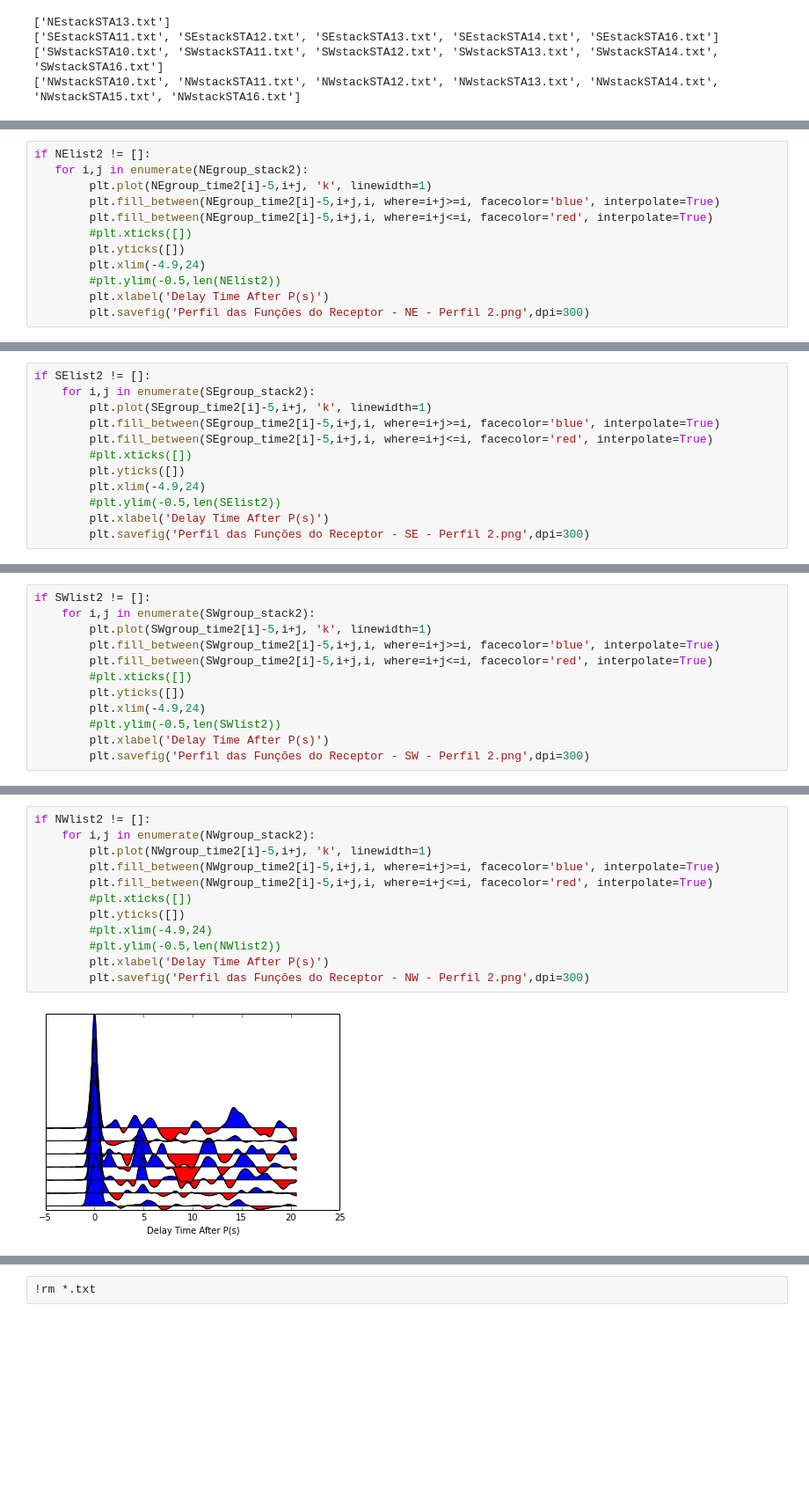
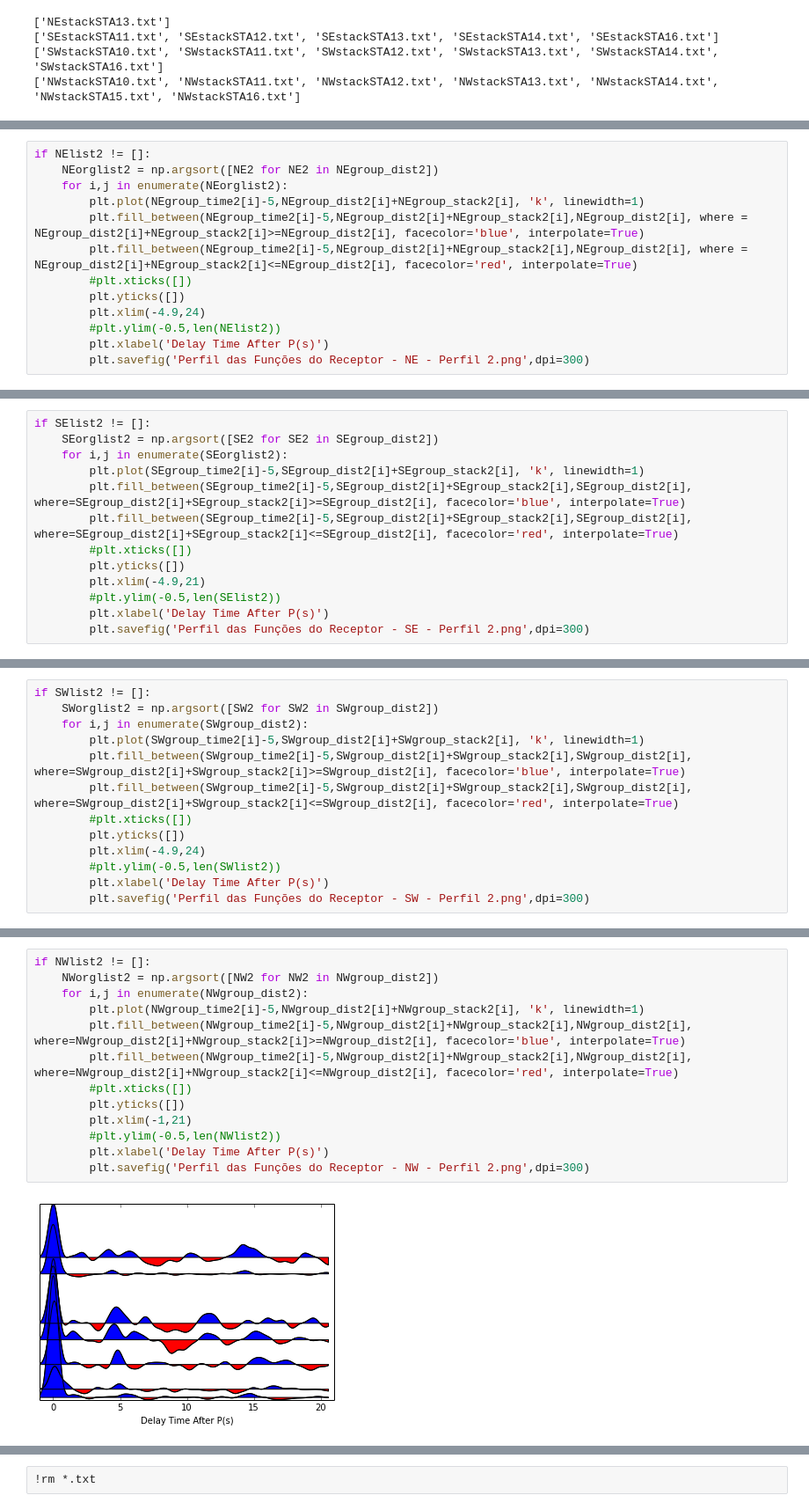
Before and after one commit to dIOGOLOC/projeto_mestrado, a Jupyter notebook: plotagem_perfil_estacoes.ipynb, the cells around one changed output, grey strips where cells are left out. Shown: that part at 88% size. Cells and saved outputs as stored; diff of their text form; blank space fills up the shorter version.

```diff
--- a/plotagem_perfil_estacoes.ipynb
+++ b/plotagem_perfil_estacoes.ipynb
@@ -228,9 +300,10 @@ NWgroup_time2[k::] = [np.genfromtxt('/home/diogo/projeto_mestrado/'+i, delimiter
 # %%
 if NElist2 != []:
-   for i,j in enumerate(NEgroup_stack2):
-        plt.plot(NEgroup_time2[i]-5,i+j, 'k', linewidth=1)
-        plt.fill_between(NEgroup_time2[i]-5,i+j,i, where=i+j>=i, facecolor='blue', interpolate=True)
-        plt.fill_between(NEgroup_time2[i]-5,i+j,i, where=i+j<=i, facecolor='red', interpolate=True)
+    NEorglist2 = np.argsort([NE2 for NE2 in NEgroup_dist2])
+    for i,j in enumerate(NEorglist2):
+        plt.plot(NEgroup_time2[i]-5,NEgroup_dist2[i]+NEgroup_stack2[i], 'k', linewidth=1)
+        plt.fill_between(NEgroup_time2[i]-5,NEgroup_dist2[i]+NEgroup_stack2[i],NEgroup_dist2[i], where = NEgroup_dist2[i]+NEgroup_stack2[i]>=NEgroup_dist2[i], facecolor='blue', interpolate=True)
+        plt.fill_between(NEgroup_time2[i]-5,NEgroup_dist2[i]+NEgroup_stack2[i],NEgroup_dist2[i], where = NEgroup_dist2[i]+NEgroup_stack2[i]<=NEgroup_dist2[i], facecolor='red', interpolate=True)
         #plt.xticks([])
         plt.yticks([])
         plt.xlim(-4.9,24)
@@ -242,12 +315,13 @@ if NElist2 != []:
 # %%
 if SElist2 != []:
-    for i,j in enumerate(SEgroup_stack2):
-        plt.plot(SEgroup_time2[i]-5,i+j, 'k', linewidth=1)
-        plt.fill_between(SEgroup_time2[i]-5,i+j,i, where=i+j>=i, facecolor='blue', interpolate=True)
-        plt.fill_between(SEgroup_time2[i]-5,i+j,i, where=i+j<=i, facecolor='red', interpolate=True)
+    SEorglist2 = np.argsort([SE2 for SE2 in SEgroup_dist2])
+    for i,j in enumerate(SEorglist2):
+        plt.plot(SEgroup_time2[i]-5,SEgroup_dist2[i]+SEgroup_stack2[i], 'k', linewidth=1)
+        plt.fill_between(SEgroup_time2[i]-5,SEgroup_dist2[i]+SEgroup_stack2[i],SEgroup_dist2[i], where=SEgroup_dist2[i]+SEgroup_stack2[i]>=SEgroup_dist2[i], facecolor='blue', interpolate=True)
+        plt.fill_between(SEgroup_time2[i]-5,SEgroup_dist2[i]+SEgroup_stack2[i],SEgroup_dist2[i], where=SEgroup_dist2[i]+SEgroup_stack2[i]<=SEgroup_dist2[i], facecolor='red', interpolate=True)
         #plt.xticks([])
         plt.yticks([])
-        plt.xlim(-4.9,24)
+        plt.xlim(-4.9,21)
         #plt.ylim(-0.5,len(SElist2))
         plt.xlabel('Delay Time After P(s)')
         plt.savefig('Perfil das Funções do Receptor - SE - Perfil 2.png',dpi=300)
@@ -256,9 +330,10 @@ if SElist2 != []:
 # %%
 if SWlist2 != []:
-    for i,j in enumerate(SWgroup_stack2):
-        plt.plot(SWgroup_time2[i]-5,i+j, 'k', linewidth=1)
-        plt.fill_between(SWgroup_time2[i]-5,i+j,i, where=i+j>=i, facecolor='blue', interpolate=True)
-        plt.fill_between(SWgroup_time2[i]-5,i+j,i, where=i+j<=i, facecolor='red', interpolate=True)
+    SWorglist2 = np.argsort([SW2 for SW2 in SWgroup_dist2])
+    for i,j in enumerate(SWgroup_dist2):
+        plt.plot(SWgroup_time2[i]-5,SWgroup_dist2[i]+SWgroup_stack2[i], 'k', linewidth=1)
+        plt.fill_between(SWgroup_time2[i]-5,SWgroup_dist2[i]+SWgroup_stack2[i],SWgroup_dist2[i], where=SWgroup_dist2[i]+SWgroup_stack2[i]>=SWgroup_dist2[i], facecolor='blue', interpolate=True)
+        plt.fill_between(SWgroup_time2[i]-5,SWgroup_dist2[i]+SWgroup_stack2[i],SWgroup_dist2[i], where=SWgroup_dist2[i]+SWgroup_stack2[i]<=SWgroup_dist2[i], facecolor='red', interpolate=True)
         #plt.xticks([])
         plt.yticks([])
         plt.xlim(-4.9,24)
@@ -270,15 +345,16 @@ if SWlist2 != []:
 # %%
 if NWlist2 != []:
-    for i,j in enumerate(NWgroup_stack2):
-        plt.plot(NWgroup_time2[i]-5,i+j, 'k', linewidth=1)
-        plt.fill_between(NWgroup_time2[i]-5,i+j,i, where=i+j>=i, facecolor='blue', interpolate=True)
-        plt.fill_between(NWgroup_time2[i]-5,i+j,i, where=i+j<=i, facecolor='red', interpolate=True)
+    NWorglist2 = np.argsort([NW2 for NW2 in NWgroup_dist2])
+    for i,j in enumerate(NWgroup_dist2):
+        plt.plot(NWgroup_time2[i]-5,NWgroup_dist2[i]+NWgroup_stack2[i], 'k', linewidth=1)
+        plt.fill_between(NWgroup_time2[i]-5,NWgroup_dist2[i]+NWgroup_stack2[i],NWgroup_dist2[i], where=NWgroup_dist2[i]+NWgroup_stack2[i]>=NWgroup_dist2[i], facecolor='blue', interpolate=True)
+        plt.fill_between(NWgroup_time2[i]-5,NWgroup_dist2[i]+NWgroup_stack2[i],NWgroup_dist2[i], where=NWgroup_dist2[i]+NWgroup_stack2[i]<=NWgroup_dist2[i], facecolor='red', interpolate=True)
         #plt.xticks([])
         plt.yticks([])
-        #plt.xlim(-4.9,24)
+        plt.xlim(-1,21)
         #plt.ylim(-0.5,len(NWlist2))
         plt.xlabel('Delay Time After P(s)')
         plt.savefig('Perfil das Funções do Receptor - NW - Perfil 2.png',dpi=300)
 # %% [output]
-[figure, old version]
+[figure, new version]
 # %% [markdown]
```
Also changed, not shown: parts of 34 cells of this notebook.
